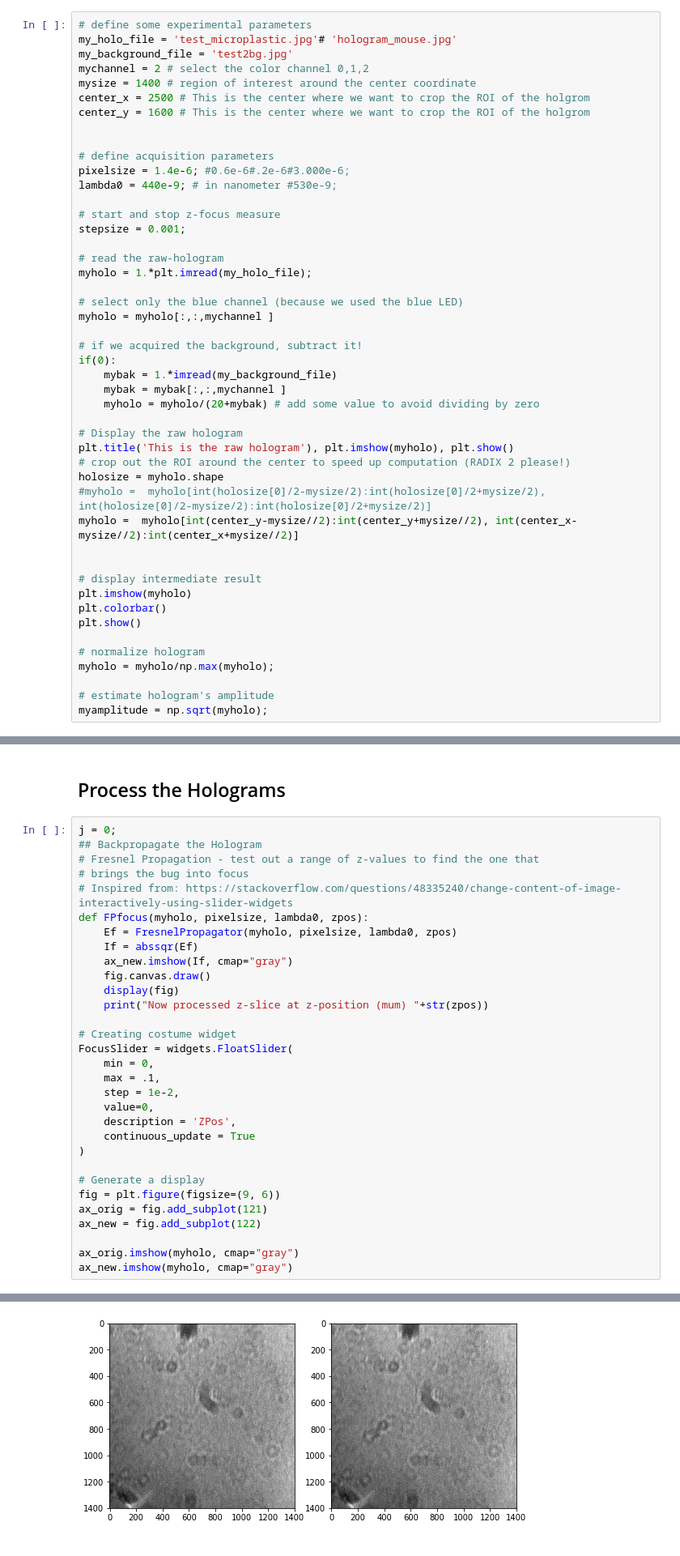
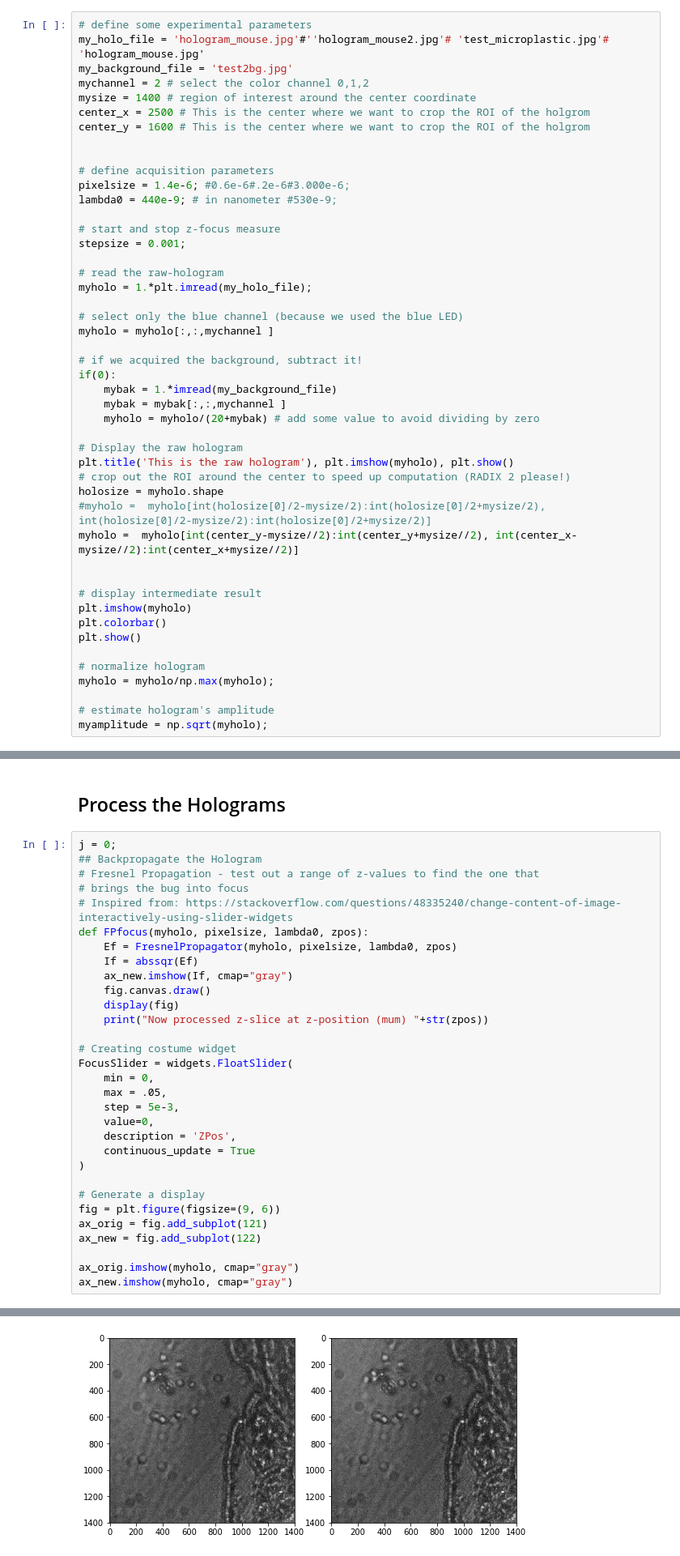
Before and after one commit to openUC2/UC2-GIT, a Jupyter notebook: WORKSHOP/INLINE-HOLOGRAMM/PYTHON/Listings_1_ReconHoloInline.ipynb, the cells around one changed output, grey strips where cells are left out. Shown at 81% size. Drawn from its saved outputs; the diff is of its cells as text.

```diff
--- a/WORKSHOP/INLINE-HOLOGRAMM/PYTHON/Listings_1_ReconHoloInline.ipynb
+++ b/WORKSHOP/INLINE-HOLOGRAMM/PYTHON/Listings_1_ReconHoloInline.ipynb
@@ -83,7 +83,7 @@ def FresnelPropagator(E0, ps, lambda0, z):
 ## Define experimental parameters
 # %%
 # define some experimental parameters
-my_holo_file = 'test_microplastic.jpg'# 'hologram_mouse.jpg'
+my_holo_file = 'hologram_mouse.jpg'#''hologram_mouse2.jpg'# 'test_microplastic.jpg'# 'hologram_mouse.jpg'
 my_background_file = 'test2bg.jpg'
 mychannel = 2 # select the color channel 0,1,2
 mysize = 1400 # region of interest around the center coordinate
@@ -137,36 +137,36 @@ myamplitude = np.sqrt(myholo);
 j = 0;
 ## Backpropagate the Hologram
 # Fresnel Propagation - test out a range of z-values to find the one that
 # brings the bug into focus
 # Inspired from: https://stackoverflow.com/questions/48335240/change-content-of-image-interactively-using-slider-widgets
 def FPfocus(myholo, pixelsize, lambda0, zpos):
     Ef = FresnelPropagator(myholo, pixelsize, lambda0, zpos)
     If = abssqr(Ef)
     ax_new.imshow(If, cmap="gray")
     fig.canvas.draw()
     display(fig)
     print("Now processed z-slice at z-position (mum) "+str(zpos))
 
 # Creating costume widget
 FocusSlider = widgets.FloatSlider(
     min = 0,
-    max = .1,
-    step = 1e-2,
+    max = .05,
+    step = 5e-3,
     value=0,
     description = 'ZPos',
     continuous_update = True
 )
 
 # Generate a display
 fig = plt.figure(figsize=(9, 6))
 ax_orig = fig.add_subplot(121)
 ax_new = fig.add_subplot(122)
 
 ax_orig.imshow(myholo, cmap="gray")
 ax_new.imshow(myholo, cmap="gray")
 # %% [output]
 <matplotlib.image.AxesImage at 0x...>
-[figure, old version]
+[figure, new version]
 # %% [markdown]
 # Refocussing of the hologram
 Simpyl move the slider and digitally refocus the hologram. It may take some time as the computation is done online.
```
Also changed, not shown: parts of 2 cells of this notebook, 4 other files.
